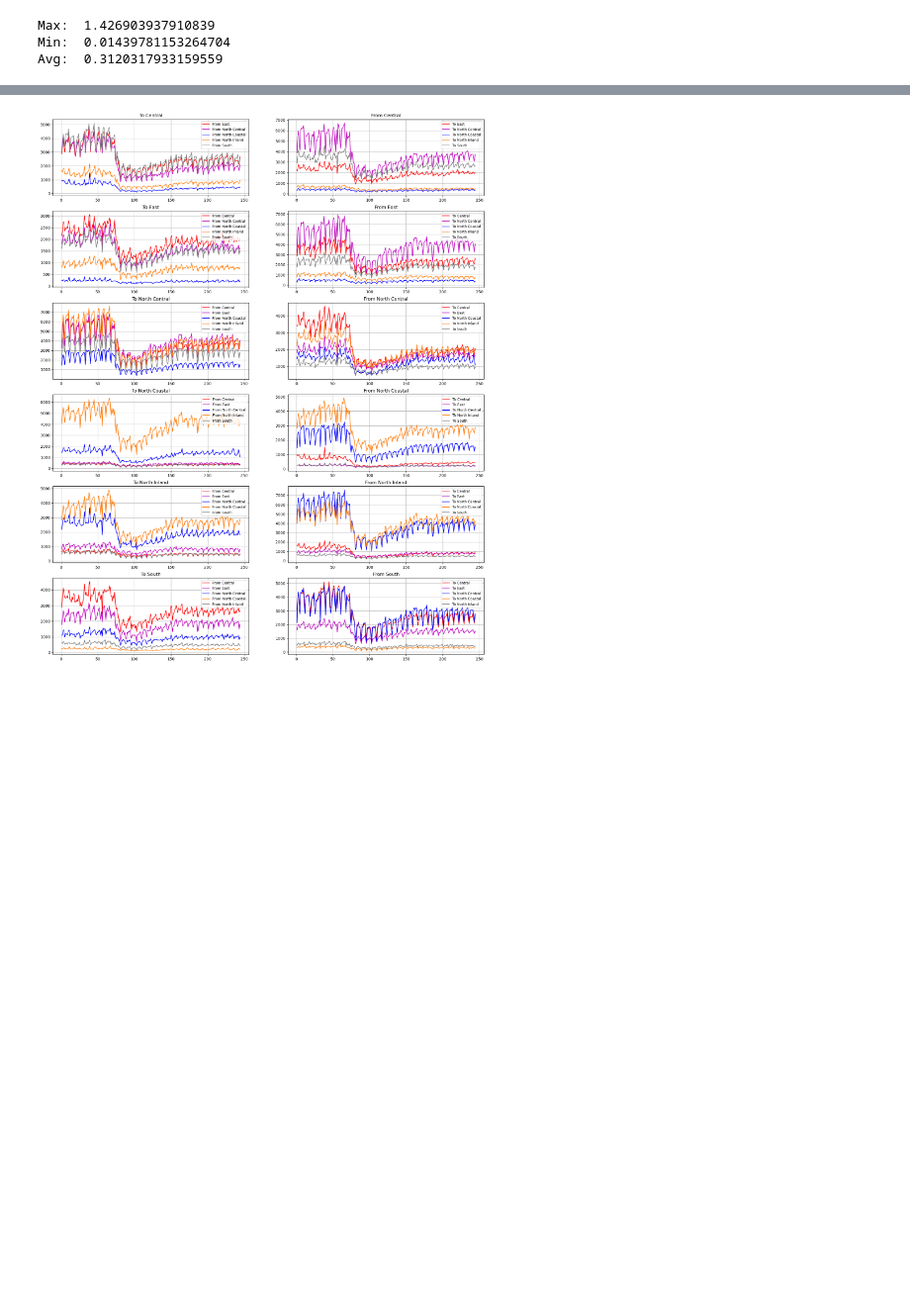
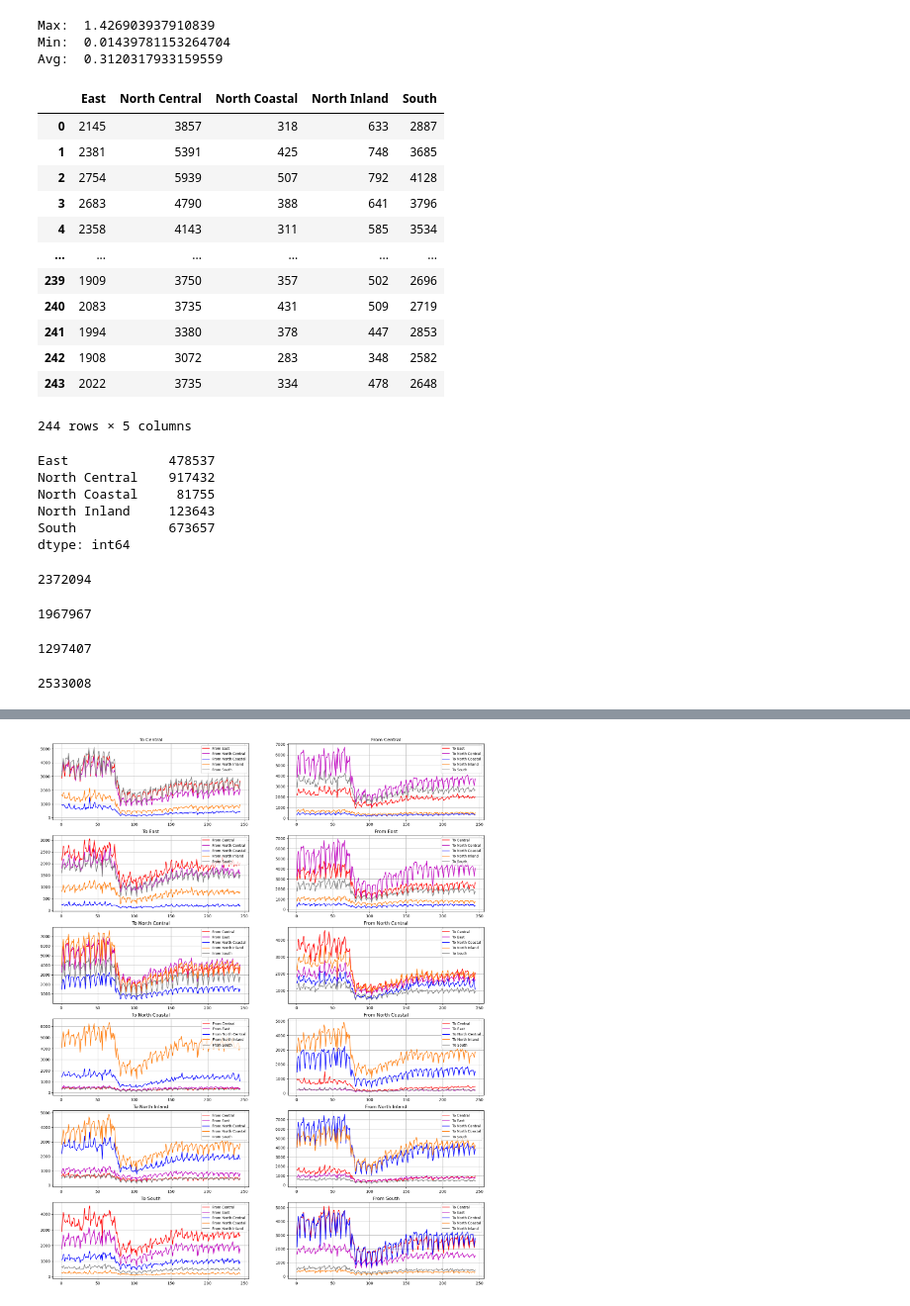
Before and after one commit to kazi0302/COVID-19-Modeling-and-Parameter-Fitting, a Jupyter notebook: Data/mobility.ipynb, the cells around one changed output, grey strips where cells are left out. Shown at 99% size. Drawn from its saved outputs; the diff is of its cells as text; code cells hidden in the pictures; blank space fills up the shorter version.

```diff
--- a/Data/mobility.ipynb
+++ b/Data/mobility.ipynb
@@ -75,3 +131,44 @@ print('Avg: ', sum(result.sum()) / (result.shape[0] * result.shape[1]))
 Max:  1.426903937910839
 Min:  0.01439781153264704
 Avg:  0.3120317933159559
+# %%
+df['Central']
+# %% [output]
+|  | East | North Central | North Coastal | North Inland | South |
+| 0 | 2145 | 3857 | 318 | 633 | 2887 |
+| 1 | 2381 | 5391 | 425 | 748 | 3685 |
+| 2 | 2754 | 5939 | 507 | 792 | 4128 |
+| 3 | 2683 | 4790 | 388 | 641 | 3796 |
+| 4 | 2358 | 4143 | 311 | 585 | 3534 |
+| ... | ... | ... | ... | ... | ... |
+| 239 | 1909 | 3750 | 357 | 502 | 2696 |
+| 240 | 2083 | 3735 | 431 | 509 | 2719 |
+| 241 | 1994 | 3380 | 378 | 447 | 2853 |
+| 242 | 1908 | 3072 | 283 | 348 | 2582 |
+| 243 | 2022 | 3735 | 334 | 478 | 2648 |
+244 rows × 5 columns
+# %%
+np.sum(df['Central'])
+# %% [output]
+East             478537
+North Central    917432
+North Coastal     81755
+North Inland     123643
+South            673657
+dtype: int64
+# %%
+np.sum(np.sum(df['East']))
+# %% [output]
+2372094
+# %%
+np.sum(np.sum(df['North Central']))
+# %% [output]
+1967967
+# %%
+np.sum(np.sum(df['North Coastal']))
+# %% [output]
+1297407
+# %%
+np.sum(np.sum(df['North Inland']))
+# %% [output]
+2533008
```
Also changed, not shown: parts of 23 cells of this notebook, 4 other files.
